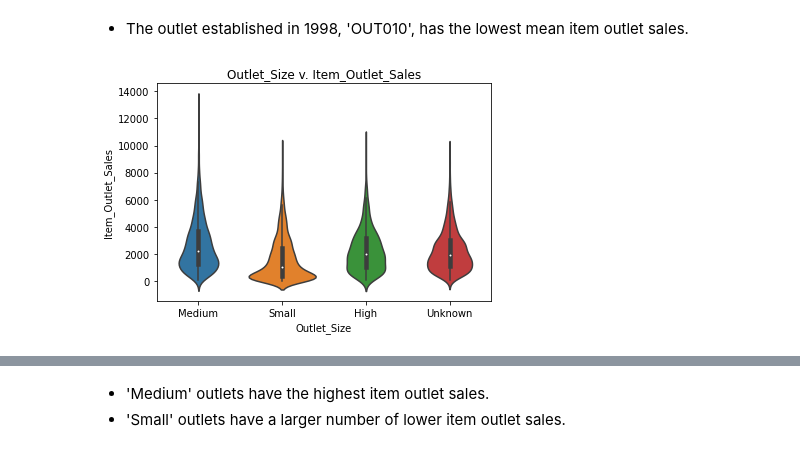
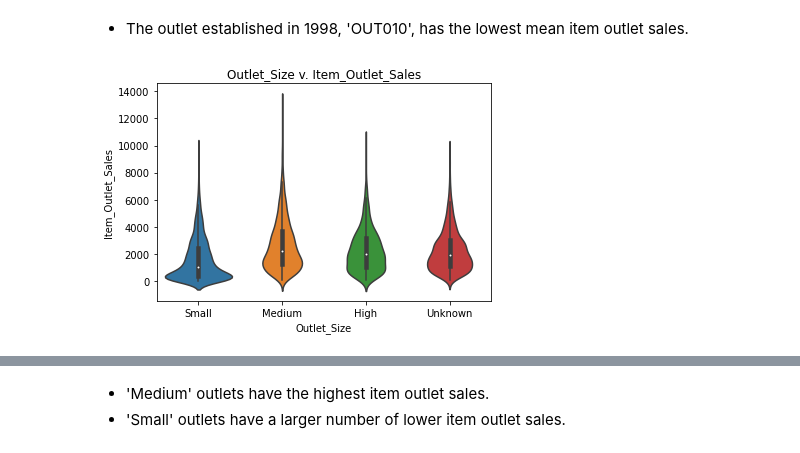
Before and after one commit to osluder/food-sales-predictions, a Jupyter notebook: sales_predictions.ipynb, the cells around one changed output, grey strips where cells are left out. Drawn from its saved outputs; the diff is of its cells as text; code cells hidden in the pictures.

```diff
--- a/sales_predictions.ipynb
+++ b/sales_predictions.ipynb
@@ -751,8 +747,9 @@ print(f'\'{outlet}\' was established in 1998.')
 - The outlet established in 1998, 'OUT010', has the lowest mean item outlet sales.
 # %%
 # Outlet_Size v. Item_Outlet_Sales
-sns.violinplot(x='Outlet_Size', y='Item_Outlet_Sales', data=df)
+sns.violinplot(x='Outlet_Size', y='Item_Outlet_Sales', data=df,
+               order=['Small','Medium','High','Unknown'])
 plt.title('Outlet_Size v. Item_Outlet_Sales')
 plt.show()
 # %% [output]
-[figure, old version]
+[figure, new version]
```
Also changed, not shown: parts of 21 cells of this notebook.
